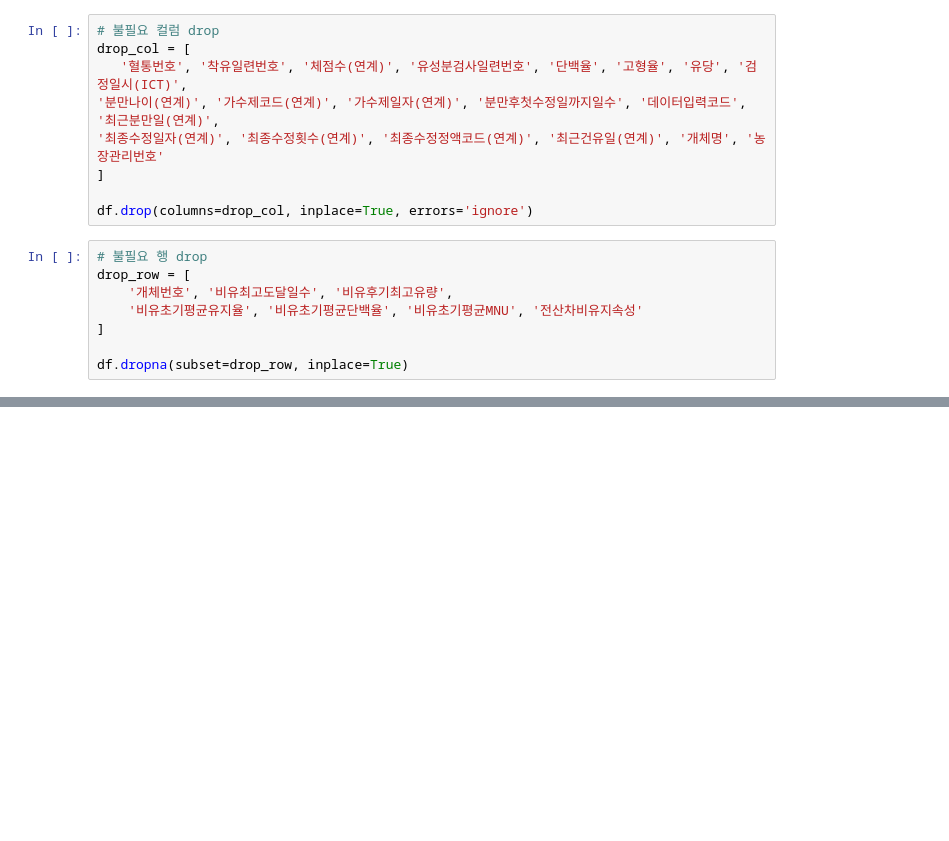
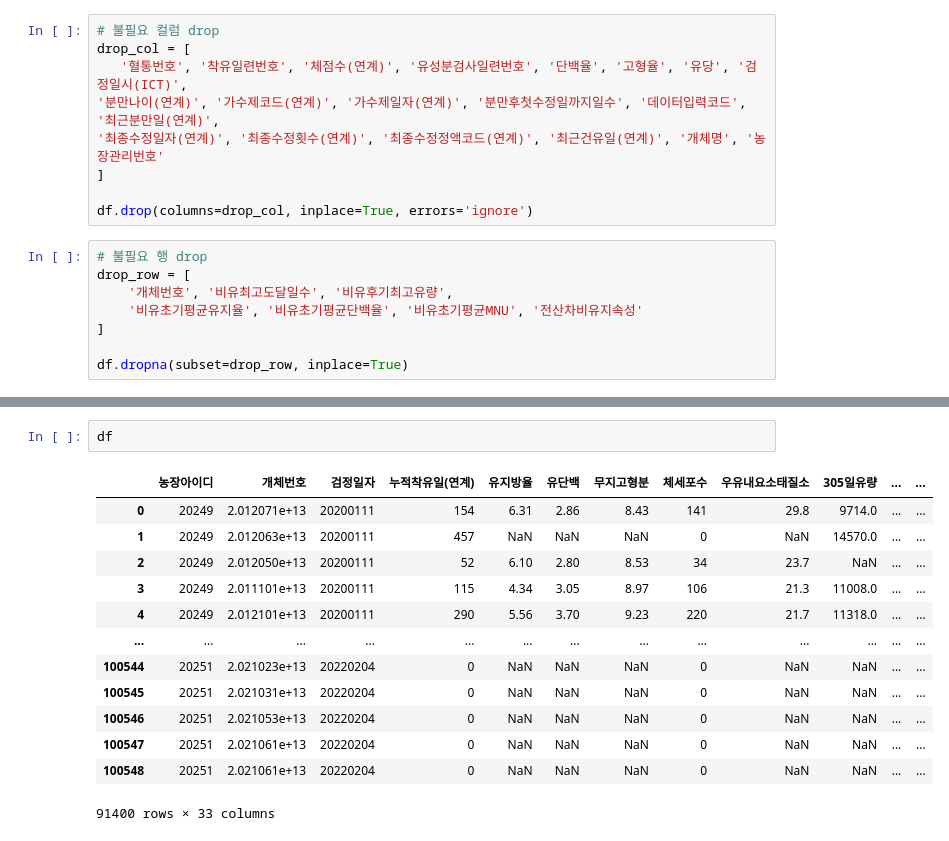
Before and after one commit to cye2020/Smart-Farm-Growth-Analytics, a Jupyter notebook: code/data/process.ipynb, the cells around one changed output, grey strips where cells are left out. Drawn from its saved outputs; the diff is of its cells as text; blank space fills up the shorter version.

```diff
--- a/code/data/process.ipynb
+++ b/code/data/process.ipynb
@@ -34,0 +89,16 @@ df.rename(columns={'비유초기평균MNU': '비유초기평균MUN'}, inplace=Tr
+# %%
+df
+# %% [output]
+|  | 농장아이디 | 개체번호 | 검정일자 | 누적착유일(연계) | 유지방율 | 유단백 | 무지고형분 | 체세포수 | 우유내요소태질소 | 305일유량 | ... | ... |
+| 0 | 20249 | 2.012071e+13 | 20200111 | 154 | 6.31 | 2.86 | 8.43 | 141 | 29.8 | 9714.0 | ... | ... |
+| 1 | 20249 | 2.012063e+13 | 20200111 | 457 | NaN | NaN | NaN | 0 | NaN | 14570.0 | ... | ... |
+| 2 | 20249 | 2.012050e+13 | 20200111 | 52 | 6.10 | 2.80 | 8.53 | 34 | 23.7 | NaN | ... | ... |
+| 3 | 20249 | 2.011101e+13 | 20200111 | 115 | 4.34 | 3.05 | 8.97 | 106 | 21.3 | 11008.0 | ... | ... |
+| 4 | 20249 | 2.012101e+13 | 20200111 | 290 | 5.56 | 3.70 | 9.23 | 220 | 21.7 | 11318.0 | ... | ... |
+| ... | ... | ... | ... | ... | ... | ... | ... | ... | ... | ... | ... | ... |
+| 100544 | 20251 | 2.021023e+13 | 20220204 | 0 | NaN | NaN | NaN | 0 | NaN | NaN | ... | ... |
+| 100545 | 20251 | 2.021031e+13 | 20220204 | 0 | NaN | NaN | NaN | 0 | NaN | NaN | ... | ... |
+| 100546 | 20251 | 2.021053e+13 | 20220204 | 0 | NaN | NaN | NaN | 0 | NaN | NaN | ... | ... |
+| 100547 | 20251 | 2.021061e+13 | 20220204 | 0 | NaN | NaN | NaN | 0 | NaN | NaN | ... | ... |
+| 100548 | 20251 | 2.021061e+13 | 20220204 | 0 | NaN | NaN | NaN | 0 | NaN | NaN | ... | ... |
+91400 rows × 33 columns
```
Also changed, not shown: parts of 21 cells of this notebook, 2 other files.
